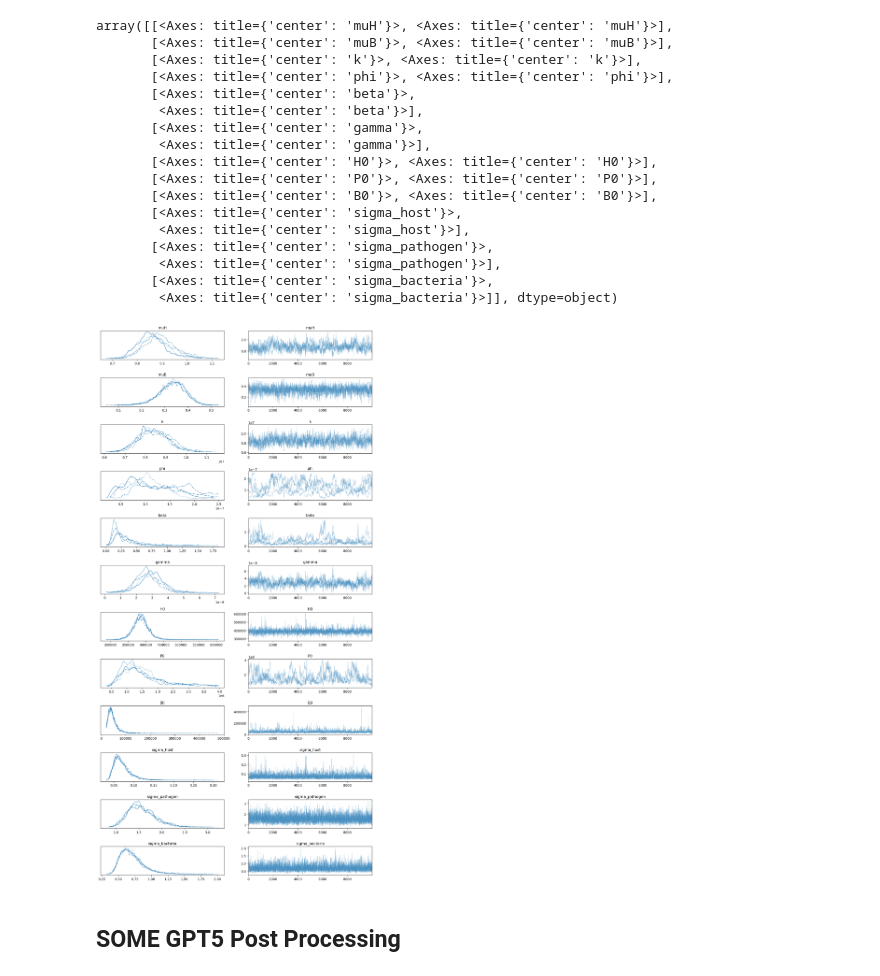
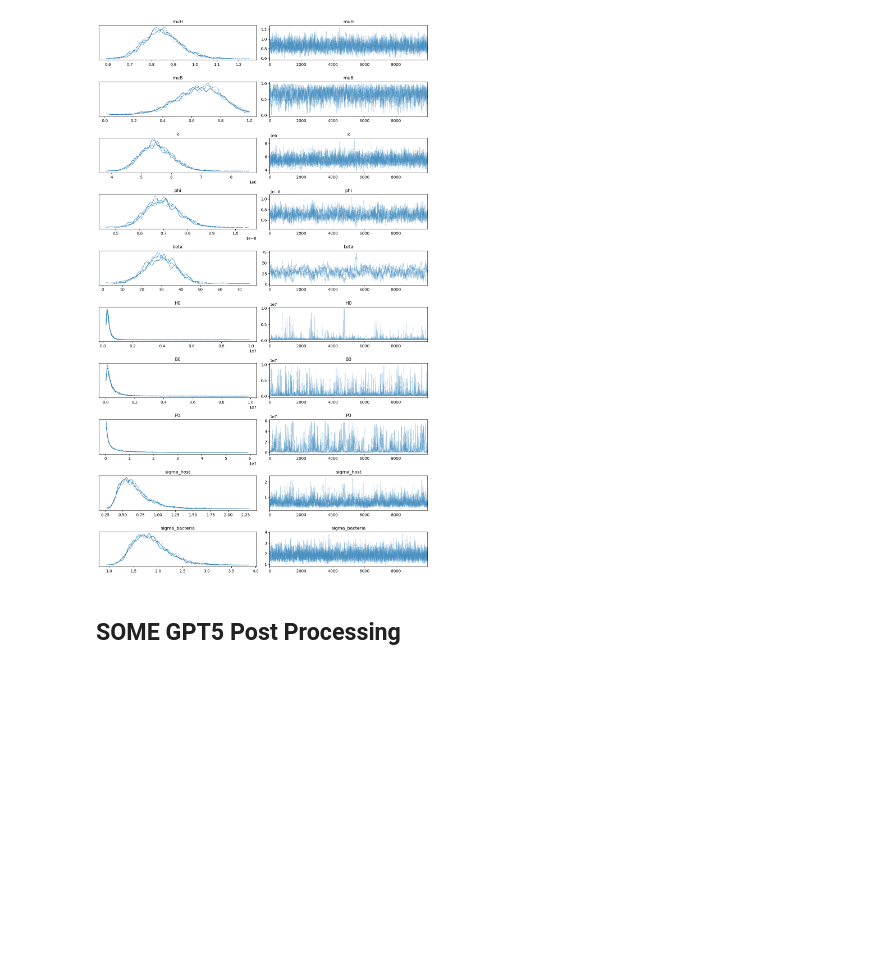
Before and after one commit to rtysonbeach/host_pathogen_modeling, a Jupyter notebook: logistic_host_pathogen.ipynb, the cells around one changed output. Drawn from its saved outputs; the diff is of its cells as text; code cells hidden in the pictures; blank space fills up the shorter version.

Commit message:
udpates to figures
fixed bacteria output to host-pathogen model. added simple no MCMC notebook. & more.

```diff
--- a/logistic_host_pathogen.ipynb
+++ b/logistic_host_pathogen.ipynb
@@ -51,8 +48,8 @@ log_bacteria = np.log(np.array(bacteria) + 1e-9)
 # %%
 def ode_system(t, y, params):
     H = y[0]
-    P = y[1]
-    B = y[2]
+    B = y[1]
+    P = y[2]
 
     muH = params[0]
     muB = params[1]
@@ -63,7 +60,7 @@ def ode_system(t, y, params):
     dHdt = (muH * H * (1 - (H / k) )) - phi * H * P
     dPdt = beta * phi * H * P
     dBdt = muB * B
-    return [dHdt, dPdt, dBdt]
+    return [dHdt, dBdt, dPdt]
 # %%
 import pytensor.tensor as pt
 from pytensor.graph.op import Op
@@ -99,32 +96,20 @@ import pymc as pm
 ode_op = SolveIVPWrapper(time)
 
 with pm.Model() as model:
-    #muH = pm.Uniform("muH", lower=.5, upper=1)
-    muH = pm.Lognormal("muH", mu=np.log(0.85), sigma=.1)
-
+    muH = pm.Lognormal("muH", mu=np.log(0.73), sigma=.1)
     muB = pm.Uniform("muB", lower=0, upper=1)
-    #muB = pm.Lognormal("muB", mu=np.log(0.5), sigma=.1)
-
-    #k = pm.Uniform("k", lower=1e6, upper=2e7)
-    k = pm.Lognormal("k", mu=np.log(8.5e6), sigma=.1)
-
-    phi = pm.Uniform("phi", lower=0, upper=2.5e-7)
-    #phi = pm.Lognormal("phi", mu=np.log(7.1e-9), sigma=0.1)
-
+    k = pm.Lognormal("k", mu=np.log(5e6), sigma=.1)
+    phi = pm.Lognormal("phi", mu=np.log(7.1e-9), sigma=0.1)
     beta = pm.Uniform("beta", lower=0, upper=100)
-    #beta = pm.Lognormal("beta", mu=np.log(.2), sigma=0.1)
-
-    gamma = pm.Deterministic("gamma", phi * beta)
 
     H0 = pm.Uniform("H0", lower=2e5, upper=1e7)
-    P0 = pm.Uniform("P0", lower=2e5, upper=4e6)
     B0 = pm.Uniform("B0", lower=2e4, upper=1e7)
+    P0 = pm.Uniform("P0", lower=2e5, upper=6e7)
 
     sigma_host = pm.HalfNormal("sigma_host", sigma=1)
-    sigma_pathogen = pm.HalfNormal("sigma_pathogen", sigma=1)
     sigma_bacteria = pm.HalfNormal("sigma_bacteria", sigma=1)
 
-    ode_solution = ode_op(pt.stack([muH, muB, k, phi, beta, H0, P0, B0]))
+    ode_solution = ode_op(pt.stack([muH, muB, k, phi, beta, H0, B0, P0]))
 
     pm.Normal(
         "host_obs",
@@ -134,15 +119,8 @@ with pm.Model() as model:
     )
 
     pm.Normal(
-        "pathogen_obs",
+        "bacteria_obs",
         mu=pm.math.log(ode_solution[:, 1] + 1e-9),
-        sigma=sigma_pathogen,
-        observed=log_d7
-    )
-
-    pm.Normal(
-        "bacteria_obs",
-        mu=pm.math.log(ode_solution[:, 2] + 1e-9),
         sigma=sigma_bacteria,
         observed=log_bacteria
     )
@@ -202,26 +176,11 @@ az.summary(
 # %%
 az.plot_trace(trace,
-              var_names=["muH", "muB", "k", "phi", "beta", "gamma", "H0", "P0", "B0", "sigma_host", "sigma_pathogen", "sigma_bacteria"],
+              #var_names=["muH", "muB", "k", "phi", "beta", "gamma", "H0", "P0", "B0", "sigma_host", "sigma_pathogen", "sigma_bacteria"],
               backend_kwargs={"tight_layout": True})
+plt.savefig(save_path + "-trace.png")
+plt.show()
 # %% [output]
-array([[<Axes: title={'center': 'muH'}>, <Axes: title={'center': 'muH'}>],
-       [<Axes: title={'center': 'muB'}>, <Axes: title={'center': 'muB'}>],
-       [<Axes: title={'center': 'k'}>, <Axes: title={'center': 'k'}>],
-       [<Axes: title={'center': 'phi'}>, <Axes: title={'center': 'phi'}>],
-       [<Axes: title={'center': 'beta'}>,
-        <Axes: title={'center': 'beta'}>],
-       [<Axes: title={'center': 'gamma'}>,
-        <Axes: title={'center': 'gamma'}>],
-       [<Axes: title={'center': 'H0'}>, <Axes: title={'center': 'H0'}>],
-       [<Axes: title={'center': 'P0'}>, <Axes: title={'center': 'P0'}>],
-       [<Axes: title={'center': 'B0'}>, <Axes: title={'center': 'B0'}>],
-       [<Axes: title={'center': 'sigma_host'}>,
-        <Axes: title={'center': 'sigma_host'}>],
-       [<Axes: title={'center': 'sigma_pathogen'}>,
-        <Axes: title={'center': 'sigma_pathogen'}>],
-       [<Axes: title={'center': 'sigma_bacteria'}>,
-        <Axes: title={'center': 'sigma_bacteria'}>]], dtype=object)
-[figure, old version]
+[figure, new version]
 # %% [markdown]
 ## SOME GPT5 Post Processing
 # %%
```
Also changed, not shown: parts of 9 cells of this notebook, 23 other files.
